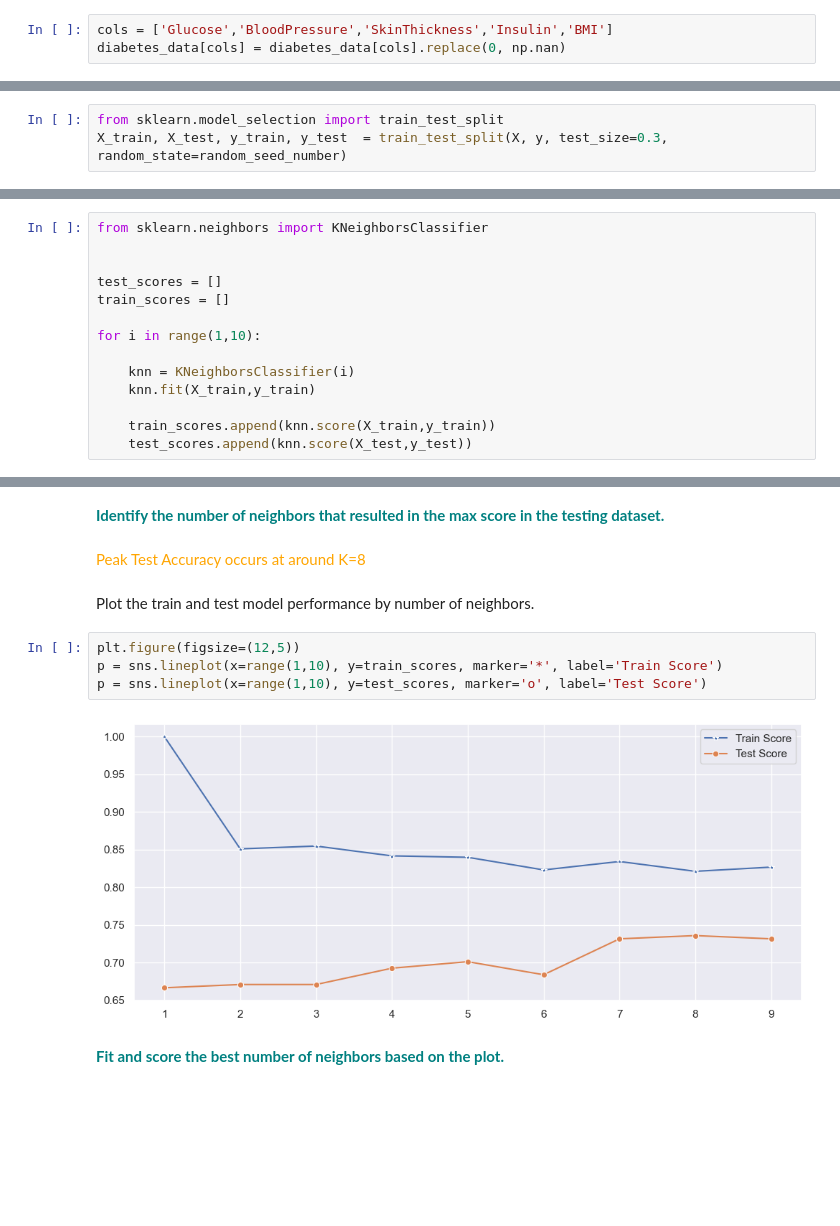
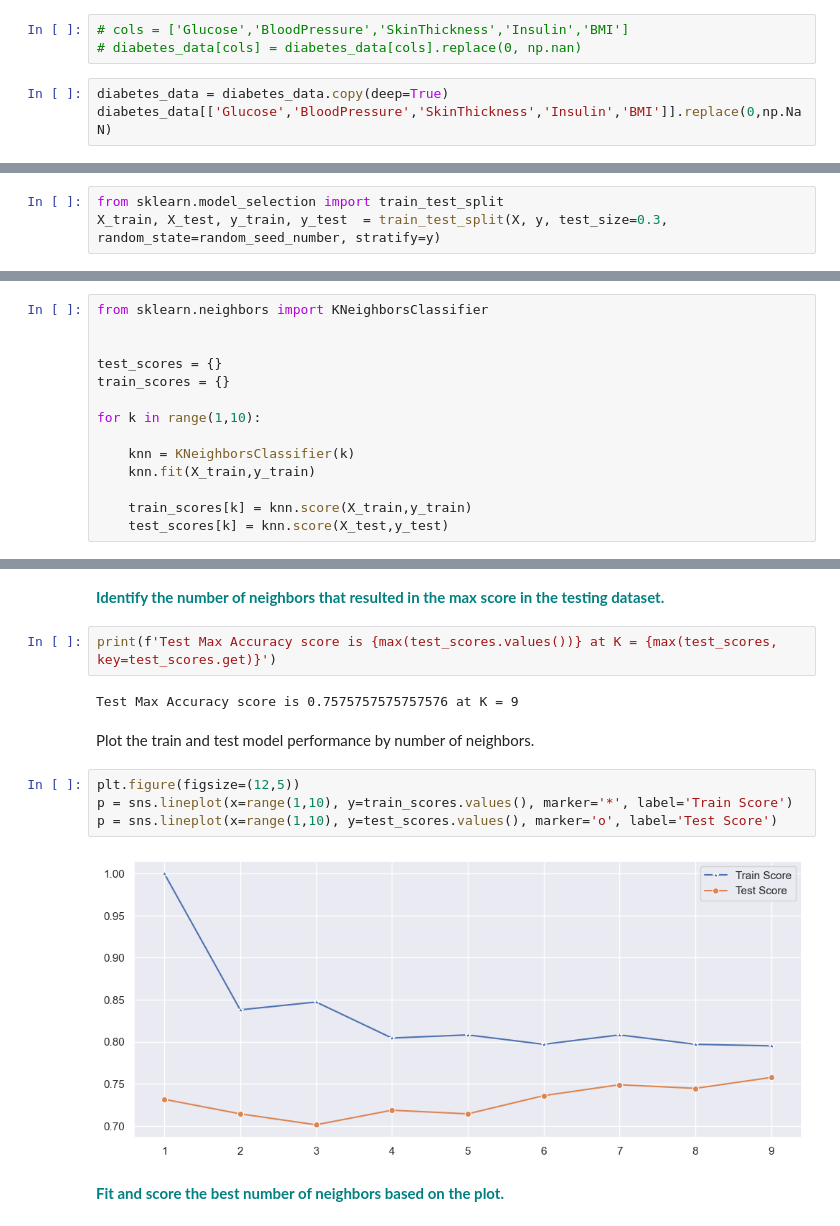
Before and after one commit to ds-edu/Springboard, a Jupyter notebook: CaseStudy-GridSearchCV/GridSearchKNN_Case_Study.ipynb, the cells around one changed output, grey strips where cells are left out. Saved outputs shown, nothing was run; the diff lists cells and outputs as text; blank space fills up the shorter version.

```diff
--- a/CaseStudy-GridSearchCV/GridSearchKNN_Case_Study.ipynb
+++ b/CaseStudy-GridSearchCV/GridSearchKNN_Case_Study.ipynb
@@ -72,5 +73,8 @@ diabetes_data.describe()
 # %% [markdown]
 **<font color='teal'> Currently, the missing values in the dataset are represented as zeros. Replace the zero values in the following columns ['Glucose','BloodPressure','SkinThickness','Insulin','BMI'] with nan .</font>**
 # %%
-cols = ['Glucose','BloodPressure','SkinThickness','Insulin','BMI']
-diabetes_data[cols] = diabetes_data[cols].replace(0, np.nan)
+# cols = ['Glucose','BloodPressure','SkinThickness','Insulin','BMI']
+# diabetes_data[cols] = diabetes_data[cols].replace(0, np.nan)
+# %%
+diabetes_data = diabetes_data.copy(deep=True)
+diabetes_data[['Glucose','BloodPressure','SkinThickness','Insulin','BMI']].replace(0,np.NaN)
@@ -154,7 +188,7 @@ X
 **<font color='teal'> Create a 70/30 train and test split. </font>**
 # %%
 from sklearn.model_selection import train_test_split
-X_train, X_test, y_train, y_test  = train_test_split(X, y, test_size=0.3, random_state=random_seed_number)
+X_train, X_test, y_train, y_test  = train_test_split(X, y, test_size=0.3, random_state=random_seed_number, stratify=y)
 # %% [markdown]
 **<font color='teal'> Using Sklearn, standarize the magnitude of the features by scaling the values. </font>**
 # %% [markdown]
@@ -172,15 +206,15 @@ X_test = scaler.transform(X_test)
 from sklearn.neighbors import KNeighborsClassifier
 
 
-test_scores = []
-train_scores = []
+test_scores = {}
+train_scores = {}
 
-for i in range(1,10):
+for k in range(1,10):
 
-    knn = KNeighborsClassifier(i)
+    knn = KNeighborsClassifier(k)
     knn.fit(X_train,y_train)
 
-    train_scores.append(knn.score(X_train,y_train))
-    test_scores.append(knn.score(X_test,y_test))
+    train_scores[k] = knn.score(X_train,y_train)
+    test_scores[k] = knn.score(X_test,y_test)
 # %% [markdown]
 **<font color='teal'> Print the train and test scores for each iteration.</font>**
@@ -225,15 +276,17 @@ plt.show()
 # %% [markdown]
 **<font color='teal'> Identify the number of neighbors that resulted in the max score in the testing dataset. </font>**
-# %% [markdown]
-<font color='orange'>Peak Test Accuracy occurs at around K=8 </font>
+# %%
+print(f'Test Max Accuracy score is {max(test_scores.values())} at K = {max(test_scores, key=test_scores.get)}')
+# %% [output]
+Test Max Accuracy score is 0.7575757575757576 at K = 9
 # %% [markdown]
 Plot the train and test model performance by number of neighbors.
 # %%
 plt.figure(figsize=(12,5))
-p = sns.lineplot(x=range(1,10), y=train_scores, marker='*', label='Train Score')
-p = sns.lineplot(x=range(1,10), y=test_scores, marker='o', label='Test Score')
+p = sns.lineplot(x=range(1,10), y=train_scores.values(), marker='*', label='Train Score')
+p = sns.lineplot(x=range(1,10), y=test_scores.values(), marker='o', label='Test Score')
 # %% [output]
-[figure, old version]
+[figure, new version]
 # %% [markdown]
 **<font color='teal'> Fit and score the best number of neighbors based on the plot. </font>**
 # %%
```
Also changed, not shown: parts of 31 cells of this notebook.
